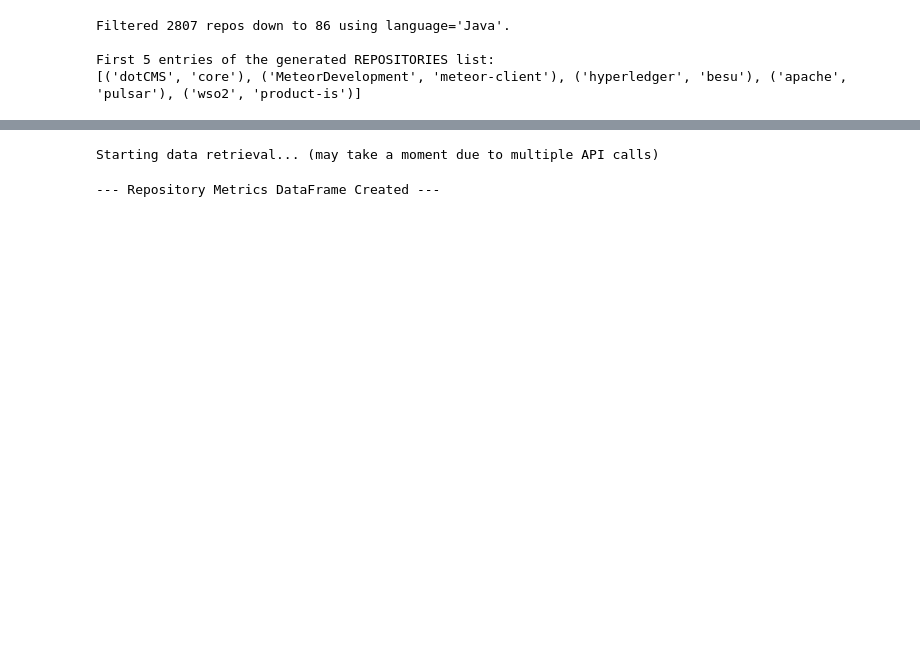
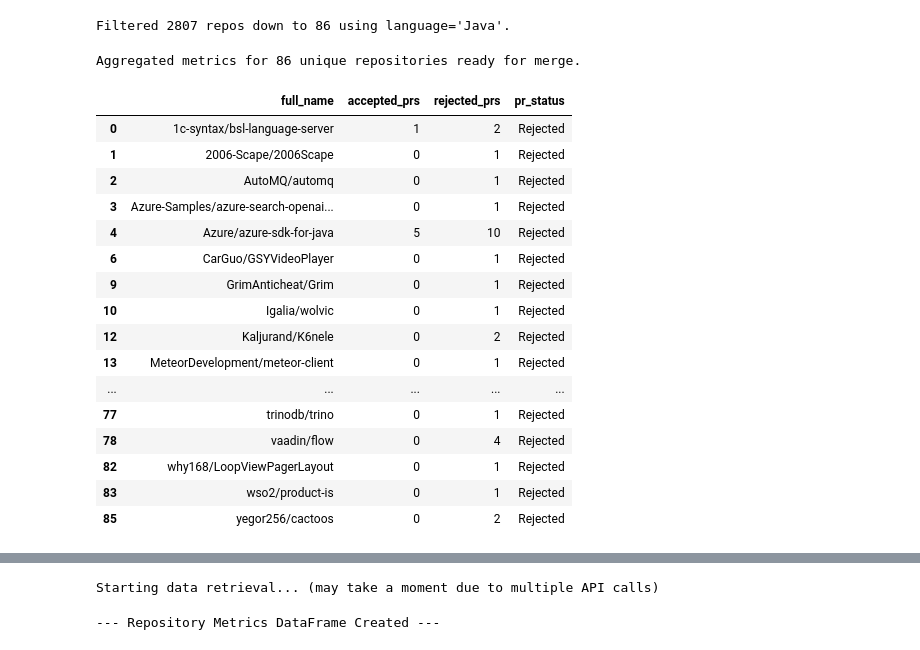
Before and after one commit to chuongdks/git_metrics_4990, a Jupyter notebook: features_repo_dim.ipynb, the cells around one changed output, grey strips where cells are left out. Saved outputs shown, nothing was run; the diff lists cells and outputs as text; code cells hidden in the pictures; blank space fills up the shorter version.

```diff
--- a/features_repo_dim.ipynb
+++ b/features_repo_dim.ipynb
@@ -13,19 +20,67 @@ GITHUB_TOKEN = os.getenv("GITHUB_API_KEY")
 # %%
-# Repositories
-repo_df = pd.read_parquet("hf://datasets/hao-li/AIDev/repository.parquet")
-
-# Filter for Java language
+# Filter for Repo that has Java language
 initial_count = len(repo_df)
 repo_df = repo_df[repo_df['language'] == 'Java']
 print(f"Filtered {initial_count} repos down to {len(repo_df)} using language='Java'.")
-
-# Split the name abd put it in a List of Dict
-repo_parts = repo_df['full_name'].str.split('/', n=1, expand=True)
-REPOSITORIES = repo_parts.to_records(index=False).tolist()
-print("\nFirst 5 entries of the generated REPOSITORIES list:")
-print(REPOSITORIES[:5])
 # %% [output]
 Filtered 2807 repos down to 86 using language='Java'.
-
-First 5 entries of the generated REPOSITORIES list:
-[('dotCMS', 'core'), ('MeteorDevelopment', 'meteor-client'), ('hyperledger', 'besu'), ('apache', 'pulsar'), ('wso2', 'product-is')]
+# %%
+# Join Repo and PR table based on repo id
+merged_pr_df = pr_df.merge(
+        repo_df[['id', 'full_name']],
+        left_on='repo_id',
+        right_on='id',
+        how='inner'
+    ).drop(columns=['id', 'repo_id'])
+
+# Filter PRs that were rejected (not merged)
+merged_pr_df['is_accepted'] = merged_pr_df['merged_at'].notnull()
+
+# Group and Aggregate: Group by the new 'full_name' column
+pr_metrics = merged_pr_df.groupby('full_name').agg(
+    total_prs=('is_accepted', 'size'),
+    accepted_prs=('is_accepted', 'sum')
+).reset_index()
+
+# Calculate Rejected: Subtract accepted from total
+pr_metrics['rejected_prs'] = pr_metrics['total_prs'] - pr_metrics['accepted_prs']
+
+# Prepare for Merge: Rename the key column
+pr_metrics = pr_metrics[['full_name', 'accepted_prs', 'rejected_prs']]
+
+# print to csv for checking
+print(f"Aggregated metrics for {len(pr_metrics)} unique repositories ready for merge.")
+pr_metrics.to_csv("accepted_rejected_repo.csv", index=False)
+# %% [output]
+Aggregated metrics for 86 unique repositories ready for merge.
+# %%
+# Accepted PR if accepted_pr >= rejected_pr,
+pr_metrics['pr_status'] = np.where(
+    pr_metrics['accepted_prs'] >= pr_metrics['rejected_prs'],
+    'Accepted',
+    'Rejected'
+)
+
+# Filter the DataFrame into two parts
+accepted_repos_df = pr_metrics[pr_metrics['pr_status'] == 'Accepted']
+rejected_repos_df = pr_metrics[pr_metrics['pr_status'] == 'Rejected']
+
+display(rejected_repos_df)
+# %% [output]
+|  | full_name | accepted_prs | rejected_prs | pr_status |
+| 0 | 1c-syntax/bsl-language-server | 1 | 2 | Rejected |
+| 1 | 2006-Scape/2006Scape | 0 | 1 | Rejected |
+| 2 | AutoMQ/automq | 0 | 1 | Rejected |
+| 3 | Azure-Samples/azure-search-openai... | 0 | 1 | Rejected |
+| 4 | Azure/azure-sdk-for-java | 5 | 10 | Rejected |
+| 6 | CarGuo/GSYVideoPlayer | 0 | 1 | Rejected |
+| 9 | GrimAnticheat/Grim | 0 | 1 | Rejected |
+| 10 | Igalia/wolvic | 0 | 1 | Rejected |
+| 12 | Kaljurand/K6nele | 0 | 2 | Rejected |
+| 13 | MeteorDevelopment/meteor-client | 0 | 1 | Rejected |
+| ... | ... | ... | ... | ... |
+| 77 | trinodb/trino | 0 | 1 | Rejected |
+| 78 | vaadin/flow | 0 | 4 | Rejected |
+| 82 | why168/LoopViewPagerLayout | 0 | 1 | Rejected |
+| 83 | wso2/product-is | 0 | 1 | Rejected |
+| 85 | yegor256/cactoos | 0 | 2 | Rejected |
```
Also changed, not shown: parts of 5 cells of this notebook, 3 other files.
